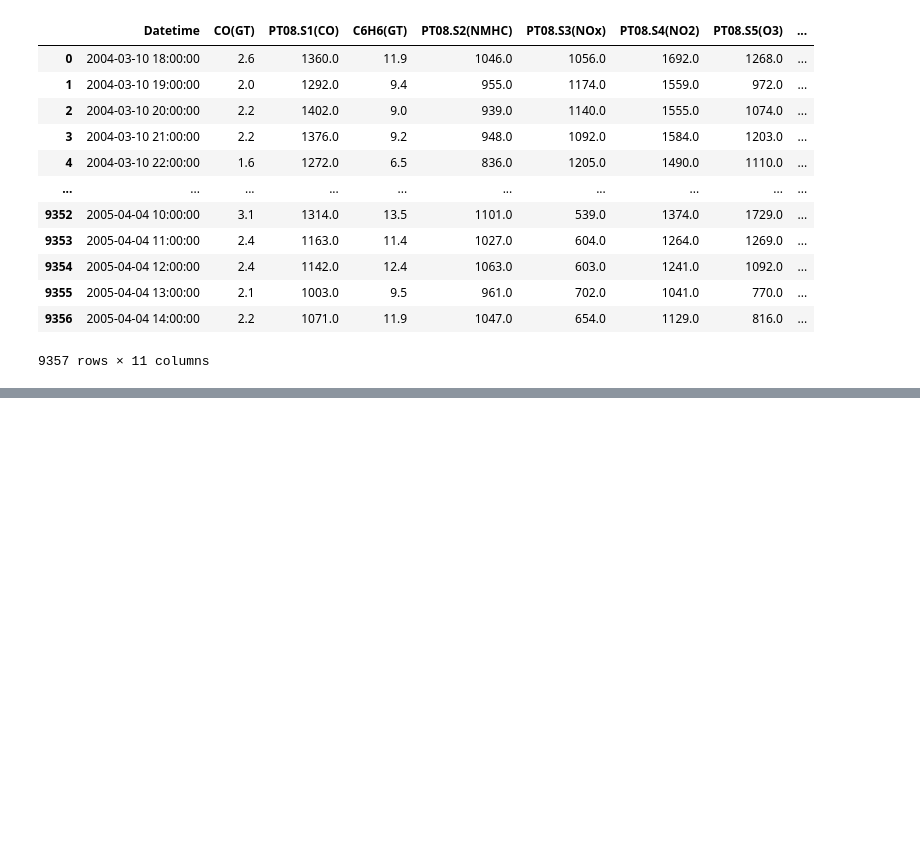
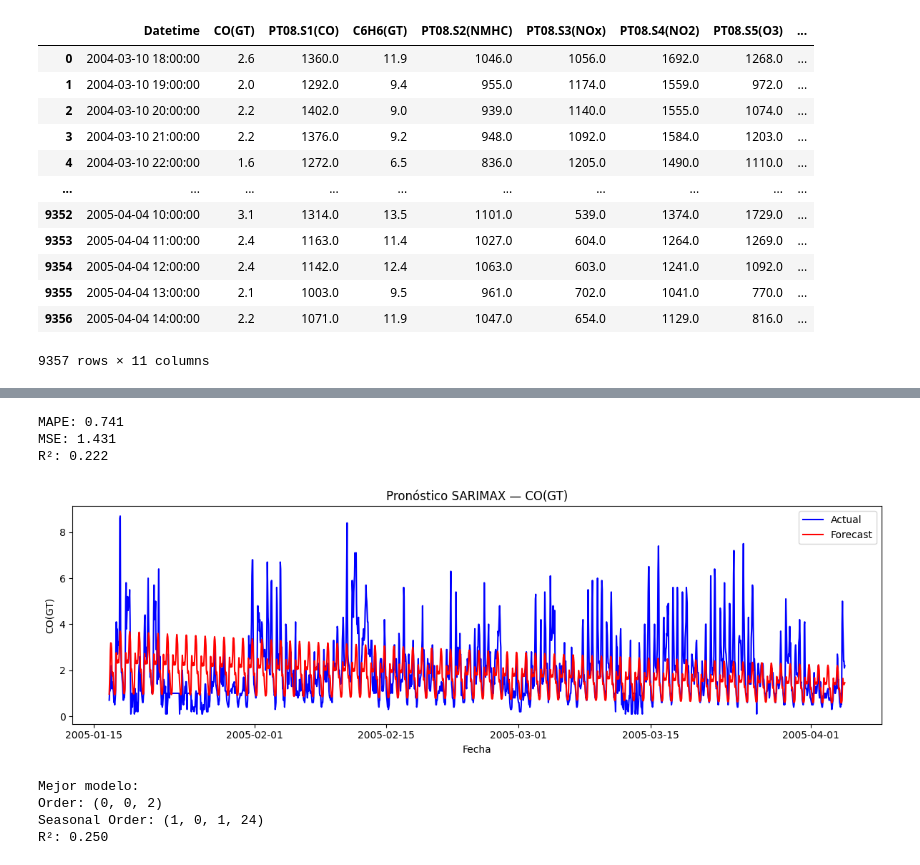
Before and after one commit to Maria-Paula-PR/Air_Quality_Pred_Clas, a Jupyter notebook: 1.Analisis_Y_pronosticos_de_series.ipynb, the cells around one changed output, grey strips where cells are left out. Saved outputs shown, nothing was run; the diff lists cells and outputs as text; code cells hidden in the pictures; blank space fills up the shorter version.

Commit message:
sarimax

```diff
--- a/1.Analisis_Y_pronosticos_de_series.ipynb
+++ b/1.Analisis_Y_pronosticos_de_series.ipynb
@@ -30,0 +34,78 @@ df
+# %%
+# Seleccionar la serie univariada
+series = df['CO(GT)']
+# %%
+# Separar train y test
+train_size = int(len(series) * 0.8) # 80% para train
+train, test = series[:train_size], series[train_size:]
+# %%
+# Ajustar modelo SARIMAX base
+model = SARIMAX(train, order=(1,0,1), seasonal_order=(1,0,1,24), enforce_stationarity=False, enforce_invertibility=False)
+model_fit = model.fit(disp=False)
+# %%
+# Pronosticar
+forecast = model_fit.forecast(steps=len(test))
+# %%
+    # Evaluación
+mape = mean_absolute_percentage_error(test, forecast)
+mse = mean_squared_error(test, forecast)
+r2 = r2_score(test, forecast)
+
+print(f"MAPE: {mape:.3f}")
+print(f"MSE: {mse:.3f}")
+print(f"R²: {r2:.3f}")
+# %% [output]
+MAPE: 0.741
+MSE: 1.431
+R²: 0.222
+# %%
+plt.figure(figsize=(12,4))
+plt.plot(test.index, test, label='Actual', color='blue')
+plt.plot(test.index, forecast, label='Forecast', color='red')
+plt.title('Pronóstico SARIMAX — CO(GT)')
+plt.xlabel('Fecha')
+plt.ylabel('CO(GT)')
+plt.legend()
+plt.tight_layout()
+plt.show()
+# %% [output]
+[figure, added]
+# %%
+# Rango de parámetros
+p = d = q = range(0, 3)
+P = D = Q = range(0, 2)
+s = 24  # estacionalidad diaria (horaria)
+
+# Guardar resultados
+mejores_resultados = []
+mejor_r2 = -np.inf
+mejores_parametros = None
+
+# Grid Search
+for order in [(i, j, k) for i in p for j in d for k in q]:
+    for seasonal_order in [(i, j, k, s) for i in P for j in D for k in Q]:
+        try:
+            model = SARIMAX(train, order=order, seasonal_order=seasonal_order,
+                            enforce_stationarity=False, enforce_invertibility=False)
+            fit = model.fit(disp=False)
+            forecast = fit.forecast(steps=len(test))
+            r2 = r2_score(test, forecast)
+            mape = mean_absolute_percentage_error(test, forecast)
+            mse = mean_squared_error(test, forecast)
+            mejores_resultados.append((order, seasonal_order, r2, mape, mse))
+            if r2 > mejor_r2:
+                mejor_r2 = r2
+                mejores_parametros = (order, seasonal_order)
+        except:
+            continue
+
+# Mostrar mejores parámetros
+print("Mejor modelo:")
+print("Order:", mejores_parametros[0])
+print("Seasonal Order:", mejores_parametros[1])
+print(f"R²: {mejor_r2:.3f}")
+# %% [output]
+Mejor modelo:
+Order: (0, 0, 2)
+Seasonal Order: (1, 0, 1, 24)
+R²: 0.250
```
Also changed, not shown: parts of 2 cells of this notebook.
